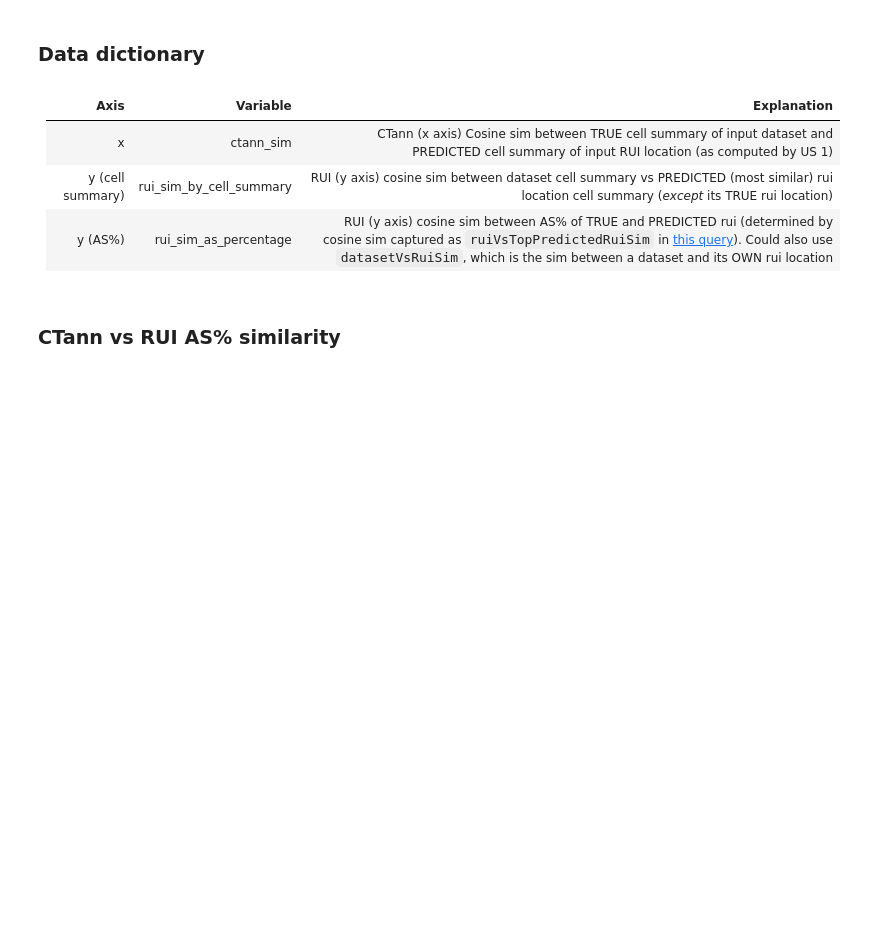
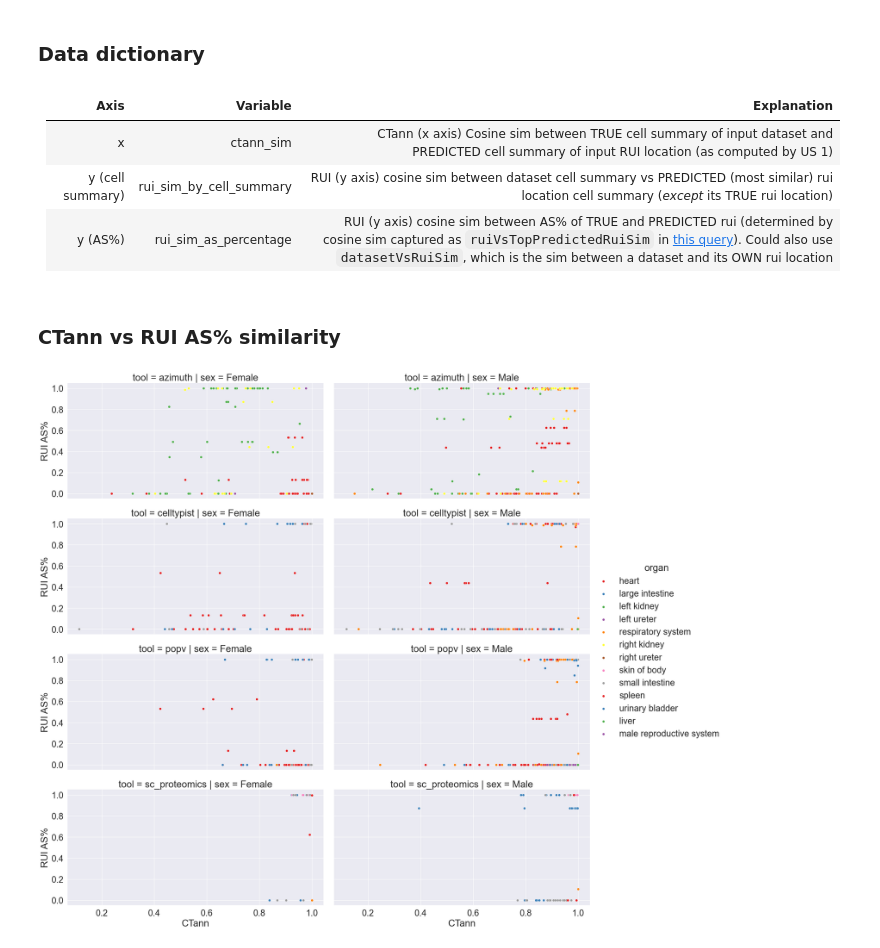
Before and after one commit to cns-iu/hra-cell-type-populations-supporting-information, a Jupyter notebook: validations/rui_ctann/rui_ctann_validation.ipynb, the cells around one changed output. Drawn from its saved outputs; the diff is of its cells as text; code cells hidden in the pictures; blank space fills up the shorter version.

```diff
--- a/validations/rui_ctann/rui_ctann_validation.ipynb
+++ b/validations/rui_ctann/rui_ctann_validation.ipynb
@@ -454,4 +470,9 @@ def make_validation_scattergraph(x: float, y: float, palette: str, col: str, row
                                   |
 # %% [markdown]
 ### CTann vs RUI AS% similarity
+# %%
+make_validation_scattergraph(
+  "ctann_sim", "rui_sim_as_percentage", "Set1", "sex", "tool", "organ", "CTann", "RUI AS%")
+# %% [output]
+[figure, added]
 # %%
```
Also changed, not shown: parts of 20 cells of this notebook, 1 other file.
